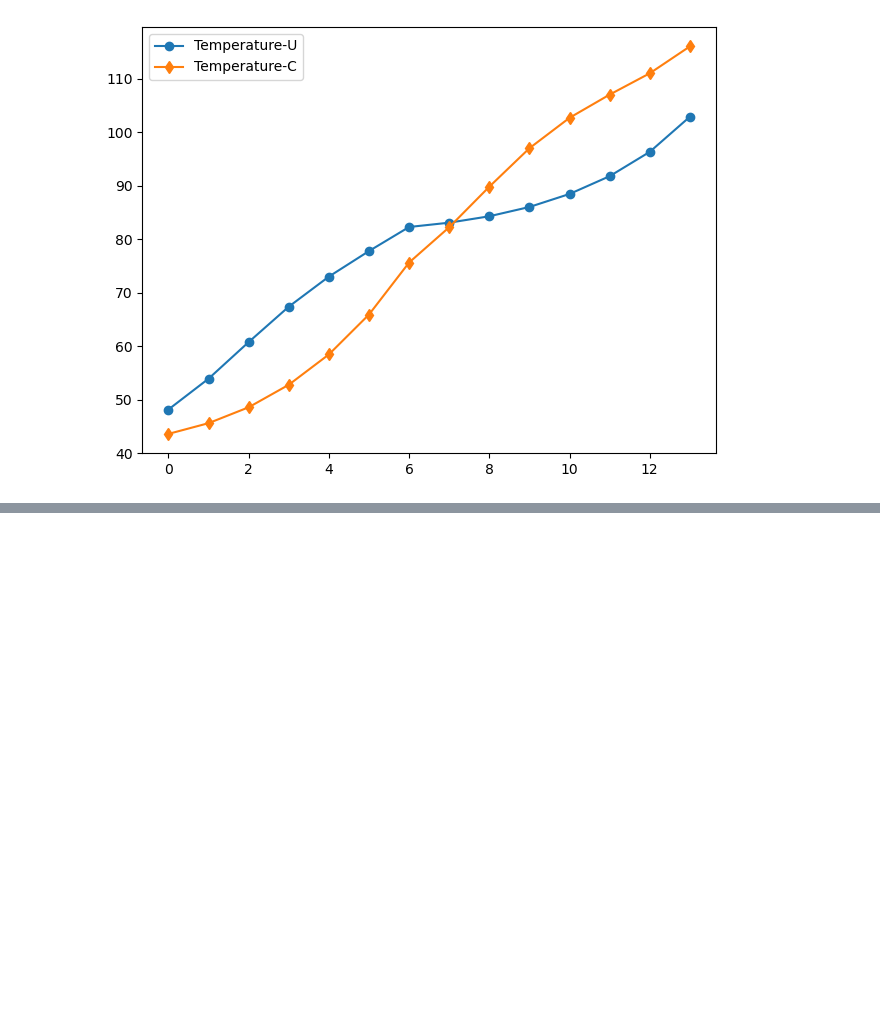
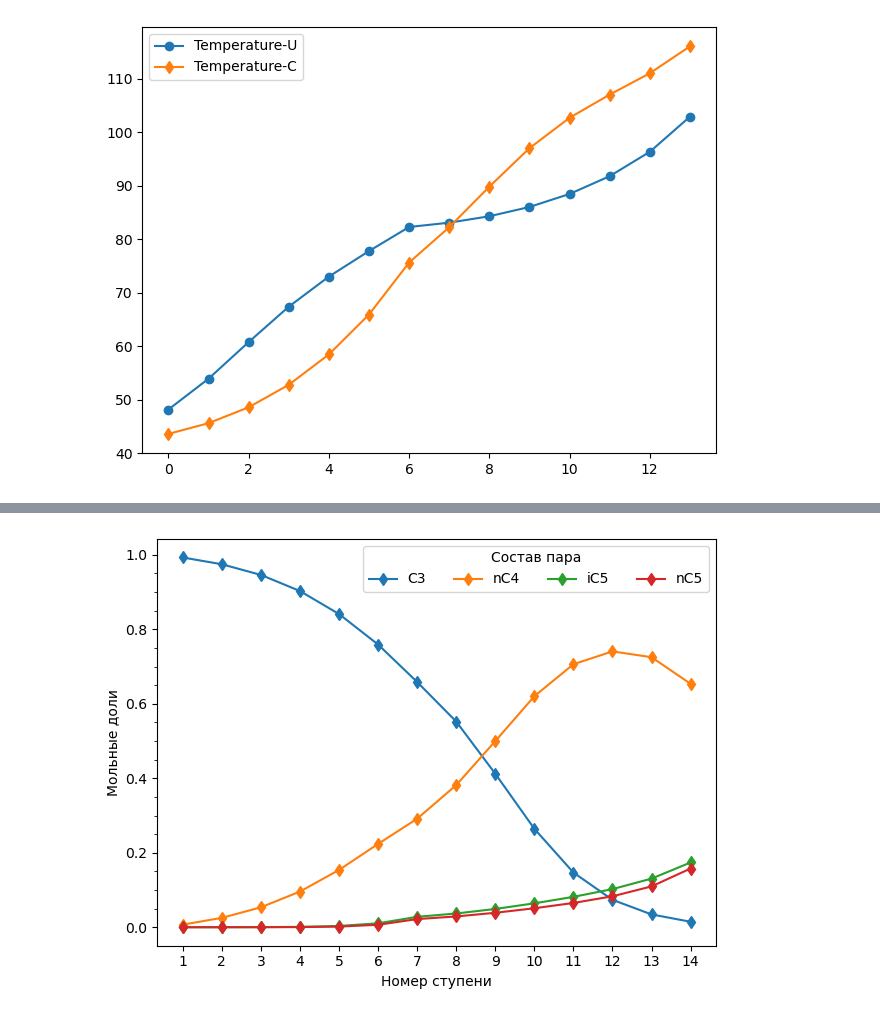
Before and after one commit to VChuzlov/My_Project, a Jupyter notebook: plots.ipynb, the cells around one changed output, grey strips where cells are left out. Cells and saved outputs as stored; diff of their text form; code cells hidden in the pictures; blank space fills up the shorter version.

```diff
--- a/plots.ipynb
+++ b/plots.ipynb
@@ -93,0 +141,26 @@ plt.savefig('temperature.pdf')
+# %%
+fig, ax = plt.subplots()
+
+# ax.plot(yu[:, 2], marker='o', label='C3-u')
+ax.plot(stages, yc[:, 2], marker='d', label='C3')
+
+# ax.plot(yu[:, 4], marker='o', label='nC4-u')
+ax.plot(stages, yc[:, 4], marker='d', label='nC4')
+
+# ax.plot(yu[:, 5], marker='o', label='iC5-u')
+ax.plot(stages, yc[:, 5], marker='d', label='iC5')
+
+# ax.plot(yu[:, 6], marker='o', label='nC5-u')
+ax.plot(stages, yc[:, 6], marker='d', label='nC5')
+
+ax.set_xlabel('Номер ступени')
+ax.set_ylabel('Мольные доли')
+
+ax.get_xaxis().set_major_locator(plt.MultipleLocator(1))
+ax.get_yaxis().set_minor_locator(AutoMinorLocator())
+
+plt.legend(ncol=4, title='Состав пара')
+plt.tight_layout()
+plt.savefig(r'C:\Users\Vyacheslav\Documents\GitHub\rw\ПИШ\Отчеты\отчет 30-10-2023_Простая_ректификация\pic\yij.pdf')
+# %% [output]
+[figure, added]
```
Also changed, not shown: parts of 4 cells of this notebook, 5 other files.
